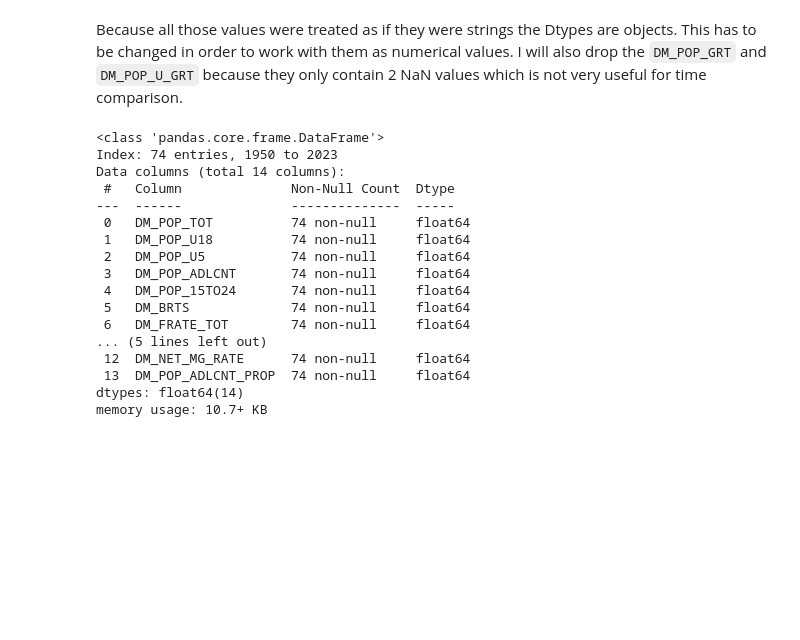
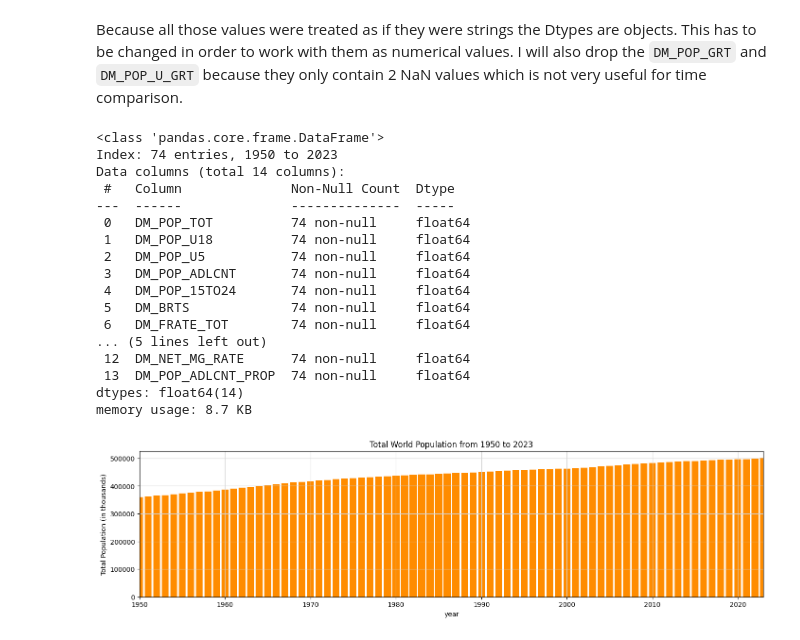
Before and after one commit to felixschwebel/UNICEF-SDMX-API, a Jupyter notebook: UNICEF_SDMX_API.ipynb, the cells around one changed output. Saved outputs shown, nothing was run; the diff lists cells and outputs as text; code cells hidden in the pictures; blank space fills up the shorter version.

Commit message:
create simple bar chart with POP_TOT

```diff
--- a/UNICEF_SDMX_API.ipynb
+++ b/UNICEF_SDMX_API.ipynb
@@ -403,7 +403,7 @@ print(data)
 {'DM_POP_TOT': ['360046.821', '362275.4235', '364615.6255', '367236.9075', '369958.3805', '372647.2225', '375280.3495', '377958.374', '380877.269', '383924.0725', '386932.4745', '390053.8575', '393287 ...
 # %%
 # create indices list for the DataFrame with years from 'TIME_PERIOD' dimension
-indices = [obs_dim_response[0]['values'][i]['id'] for i, v in enumerate(obs_dim_response[0]['values'])]
+indices = [int(obs_dim_response[0]['values'][i]['id']) for i, v in enumerate(obs_dim_response[0]['values'])]
 
 # create the DataFrame
 df = pd.DataFrame(data, index=indices)
@@ -471,4 +471,22 @@ Data columns (total 14 columns):
  12  DM_NET_MG_RATE      74 non-null     float64
  13  DM_POP_ADLCNT_PROP  74 non-null     float64
 dtypes: float64(14)
-memory usage: 10.7+ KB
+memory usage: 8.7 KB
+# %%
+fig, ax = plt.subplots(figsize=(17,4))
+plt.bar(
+    x=df.index,
+    height=df['DM_POP_TOT'],
+    color='darkorange'
+)
+
+ax.grid(True, color="lightgrey")
+plt.title('Total World Population from 1950 to 2023')
+plt.ylabel('Total Population (in thousands)')
+plt.xlabel('year')
+plt.xlim((1950, 2023))
+
+
+plt.show()
+# %% [output]
+[figure, added]
```
